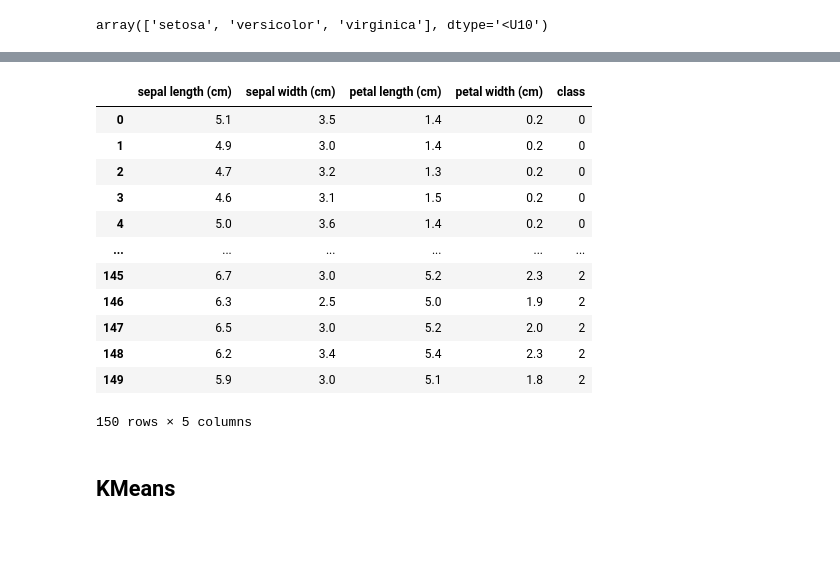
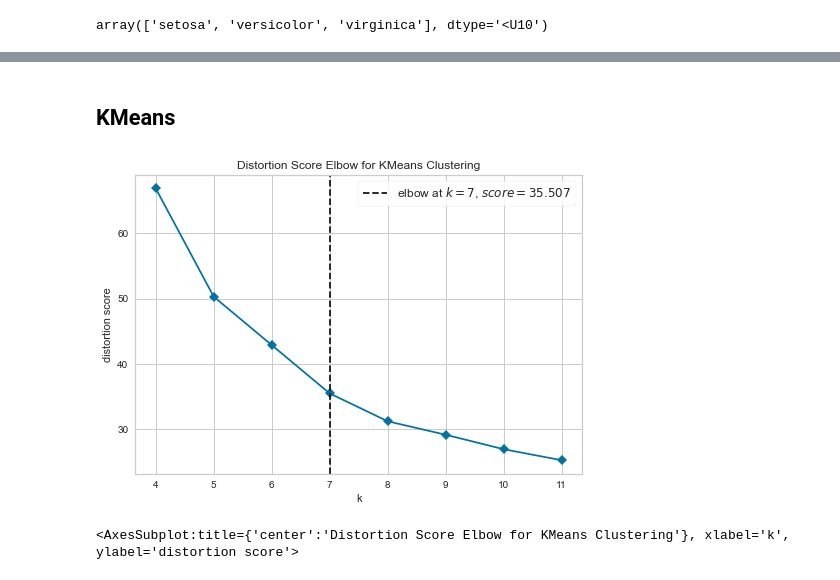
Before and after one commit to erepr/blog, a Jupyter notebook: _notebooks/28-02-2021-Iris-Unsupervised-Learning.ipynb, the cells around one changed output, grey strips where cells are left out. Drawn from its saved outputs; the diff is of its cells as text; code cells hidden in the pictures; blank space fills up the shorter version.

```diff
--- a/_notebooks/28-02-2021-Iris-Unsupervised-Learning.ipynb
+++ b/_notebooks/28-02-2021-Iris-Unsupervised-Learning.ipynb
@@ -10,6 +10,7 @@
 import pandas as pd
 from sklearn import datasets
 iris = datasets.load_iris()
-df = pd.DataFrame(iris.data)
-df
+df = pd.DataFrame(iris.data, columns=iris.feature_names)
+df2 = pd.concat([df, pd.DataFrame(iris.target, columns=['class'])], axis=1)
+df2
 # %% [output]
@@ -50,19 +34,13 @@ df
-# %%
-df2 = pd.concat([df, pd.DataFrame(iris.target, columns=['class'])], axis=1)
-df2
-# %% [output]
-|  | sepal length (cm) | sepal width (cm) | petal length (cm) | petal width (cm) | class |
-| 0 | 5.1 | 3.5 | 1.4 | 0.2 | 0 |
-| 1 | 4.9 | 3.0 | 1.4 | 0.2 | 0 |
-| 2 | 4.7 | 3.2 | 1.3 | 0.2 | 0 |
-| 3 | 4.6 | 3.1 | 1.5 | 0.2 | 0 |
-| 4 | 5.0 | 3.6 | 1.4 | 0.2 | 0 |
-| ... | ... | ... | ... | ... | ... |
-| 145 | 6.7 | 3.0 | 5.2 | 2.3 | 2 |
-| 146 | 6.3 | 2.5 | 5.0 | 1.9 | 2 |
-| 147 | 6.5 | 3.0 | 5.2 | 2.0 | 2 |
-| 148 | 6.2 | 3.4 | 5.4 | 2.3 | 2 |
-| 149 | 5.9 | 3.0 | 5.1 | 1.8 | 2 |
-150 rows × 5 columns
 # %% [markdown]
 ## KMeans
+# %%
+from sklearn.cluster import KMeans
+from sklearn.datasets import make_blobs
+
+from yellowbrick.cluster import KElbowVisualizer
+visualizer = KElbowVisualizer(KMeans(), k=(4,12), metric='distortion', timings=False, locate_elbow=True)
+visualizer.fit(df2)
+visualizer.show()
+# %% [output]
+[figure, added]
+<AxesSubplot:title={'center':'Distortion Score Elbow for KMeans Clustering'}, xlabel='k', ylabel='distortion score'>
```
Also changed, not shown: parts of 13 cells of this notebook.
